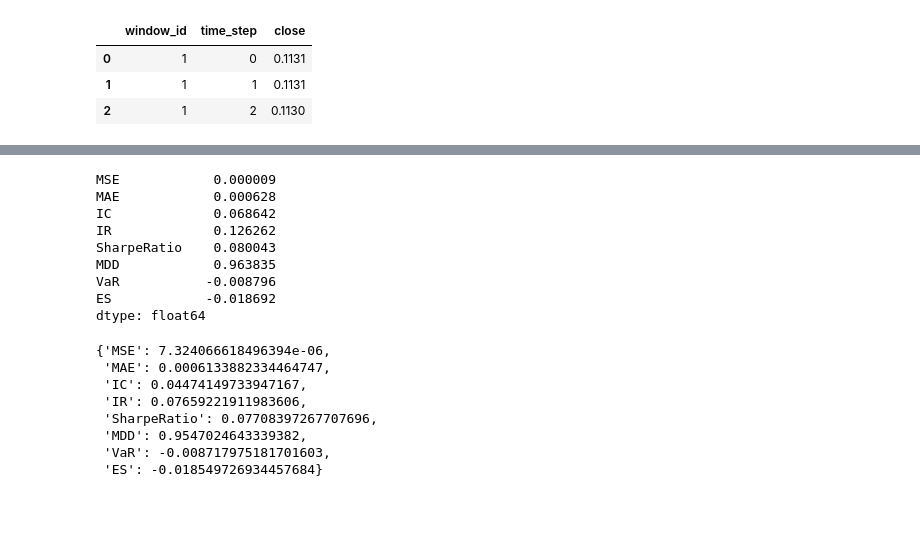
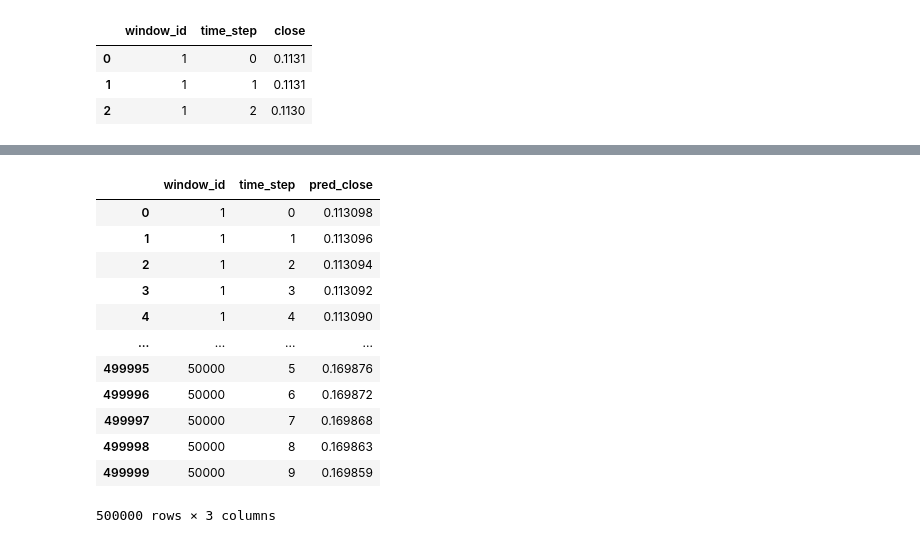
Before and after one commit to NikolayGudkov/ICAIF_2025_Cryptocurrency_Forecasting_Starter_Kit, a Jupyter notebook: research/ridge/research_features.ipynb, the cells around one changed output, grey strips where cells are left out. Saved outputs shown, nothing was run; the diff lists cells and outputs as text; code cells hidden in the pictures; blank space fills up the shorter version.

```diff
--- a/research/ridge/research_features.ipynb
+++ b/research/ridge/research_features.ipynb
@@ -493,12 +608,16 @@ dtype: float64
+# %%
+model = make_ridge(l2=10000)
+train_ds = WindowsDatasetVect(train, step_size=70)
 # %%
-metrics.median(axis=1)
+X_train = train_ds.X
+y_train = train_ds.y
+
+
+X_np_train = X_train.set_index(['window_id','time_step'])[['close','volume']].to_numpy().reshape(-1, 60, 2)
+y_np_train = y_train.set_index(['window_id','time_step'])[['close']].to_numpy().reshape(-1, 10)
+
+y_lr_train = pd.Series(np.diff(np.log(y_np_train),axis=1).mean(axis=1)).to_frame()
+
+features = model.transform(X_np_train)
+
+model_results = model.fit(y_lr_train, features)
-# %% [output]
-MSE            0.000009
-MAE            0.000628
-IC             0.068642
-IR             0.126262
-SharpeRatio    0.080043
-MDD            0.963835
-VaR           -0.008796
-ES            -0.018692
-dtype: float64
@@ -509,16 +624,6 @@ y_true['pred_close'] *= y_true['prev_close']
-# %%
-from icaif.metrics_np import evaluate_all_metrics_vectorized
-
-evaluate_all_metrics_vectorized(
-    y_true=val_ds.y,
-    y_pred=y_true,
-)
-# %% [output]
-{'MSE': 7.324066618496394e-06,
- 'MAE': 0.0006133882334464747,
- 'IC': 0.04474149733947167,
- 'IR': 0.07659221911983606,
- 'SharpeRatio': 0.07708397267707696,
- 'MDD': 0.9547024643339382,
- 'VaR': -0.008717975181701603,
- 'ES': -0.018549726934457684}
+# %%
+X_np_test = x_test[['close','volume']].to_numpy().reshape(-1, 60, 2)
+
+features_test = model.transform(X_np_test)
+
+y_pred = model.predict(features_test)
@@ -524,0 +632,12 @@ evaluate_all_metrics_vectorized(
+# %%
+y_test_pred = pd.DataFrame(
+    {
+        'window_id': np.repeat(x_test['window_id'].unique(), 10),
+        'time_step': np.tile(np.arange(10, dtype=np.int32), len(x_test['window_id'].unique())),
+        'prev_close': np.repeat(x_test[x_test['time_step']==59]['close'], 10).values,
+        'pred_ret' : np.exp(y_pred.loc[y_pred.index.repeat(10)].groupby(level=0).cumsum()).reset_index(drop=True)[0],
+    }
+)
+
+y_test_pred['pred_close'] = y_test_pred['pred_ret'] * y_test_pred['prev_close']
+y_test_pred = y_test_pred[['window_id','time_step','pred_close']]
@@ -524,0 +651,16 @@ evaluate_all_metrics_vectorized(
+# %%
+y_test_pred
+# %% [output]
+|  | window_id | time_step | pred_close |
+| 0 | 1 | 0 | 0.113098 |
+| 1 | 1 | 1 | 0.113096 |
+| 2 | 1 | 2 | 0.113094 |
+| 3 | 1 | 3 | 0.113092 |
+| 4 | 1 | 4 | 0.113090 |
+| ... | ... | ... | ... |
+| 499995 | 50000 | 5 | 0.169876 |
+| 499996 | 50000 | 6 | 0.169872 |
+| 499997 | 50000 | 7 | 0.169868 |
+| 499998 | 50000 | 8 | 0.169863 |
+| 499999 | 50000 | 9 | 0.169859 |
+500000 rows × 3 columns
```
Also changed, not shown: parts of 12 cells of this notebook, 1 other file.
